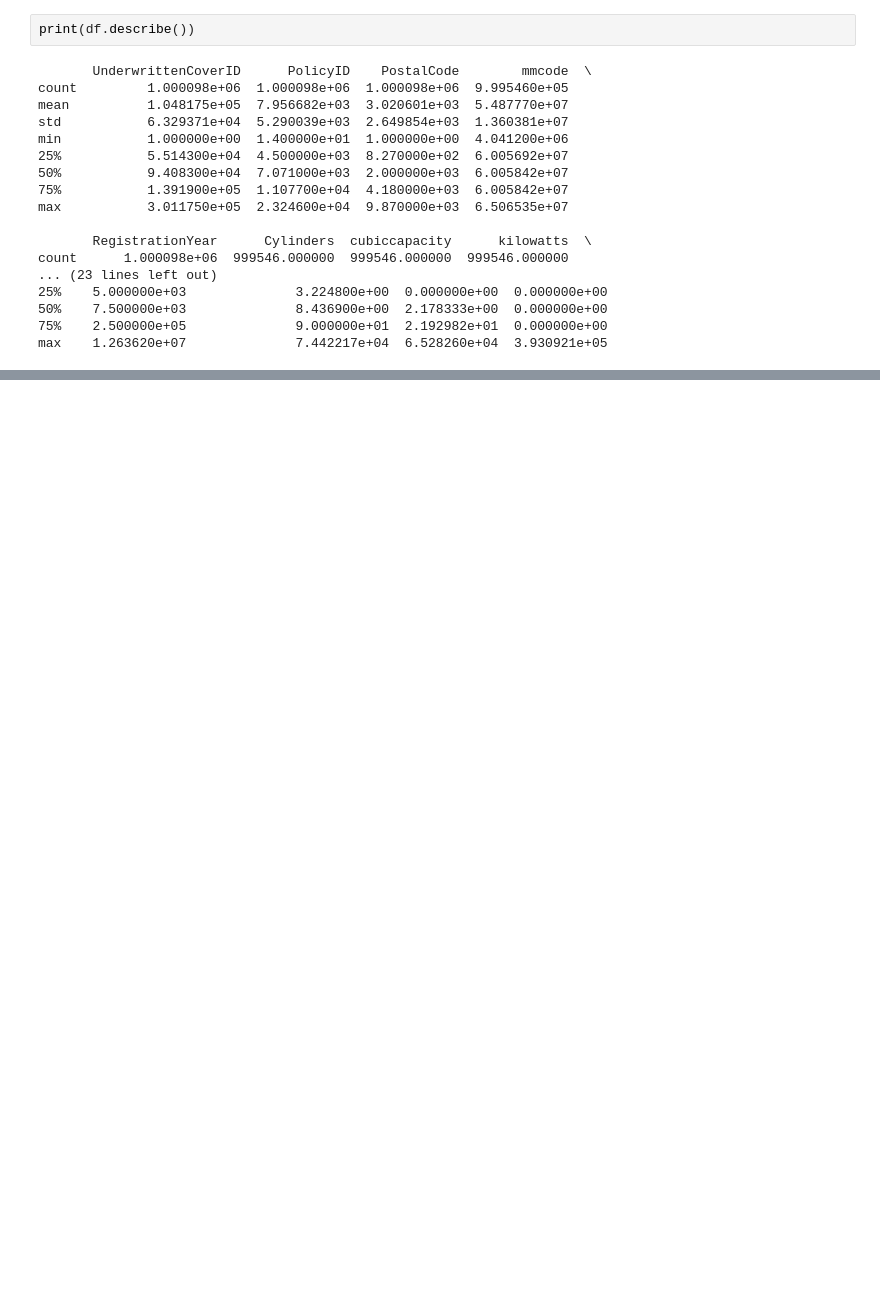
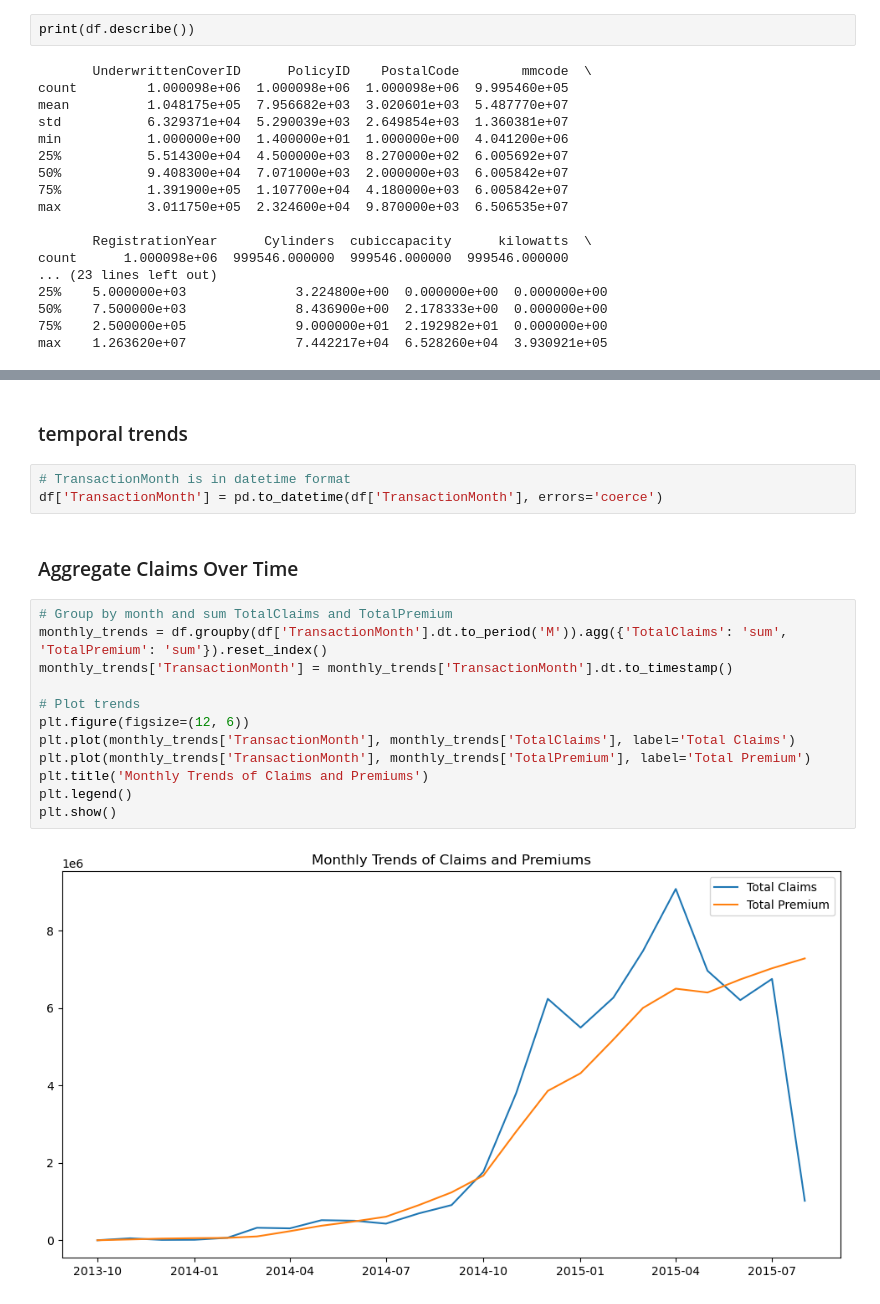
Before and after one commit to Samrizee/End-to-End-Insurance-Risk-Analytics-Predictive-Modeling, a Jupyter notebook: notebooks/EDA&Stats.ipynb, the cells around one changed output, grey strips where cells are left out. Cells and saved outputs as stored; diff of their text form; blank space fills up the shorter version.

```diff
--- a/notebooks/EDA&Stats.ipynb
+++ b/notebooks/EDA&Stats.ipynb
@@ -77,0 +248,21 @@ max    1.263620e+07              7.442217e+04  6.528260e+04  3.930921e+05
+# %% [markdown]
+###  temporal trends
+# %%
+# TransactionMonth is in datetime format
+df['TransactionMonth'] = pd.to_datetime(df['TransactionMonth'], errors='coerce')
+# %% [markdown]
+### Aggregate Claims Over Time
+# %%
+# Group by month and sum TotalClaims and TotalPremium
+monthly_trends = df.groupby(df['TransactionMonth'].dt.to_period('M')).agg({'TotalClaims': 'sum', 'TotalPremium': 'sum'}).reset_index()
+monthly_trends['TransactionMonth'] = monthly_trends['TransactionMonth'].dt.to_timestamp()
+
+# Plot trends
+plt.figure(figsize=(12, 6))
+plt.plot(monthly_trends['TransactionMonth'], monthly_trends['TotalClaims'], label='Total Claims')
+plt.plot(monthly_trends['TransactionMonth'], monthly_trends['TotalPremium'], label='Total Premium')
+plt.title('Monthly Trends of Claims and Premiums')
+plt.legend()
+plt.show()
+# %% [output]
+[figure, added]
```
Also changed, not shown: parts of 22 cells of this notebook.
